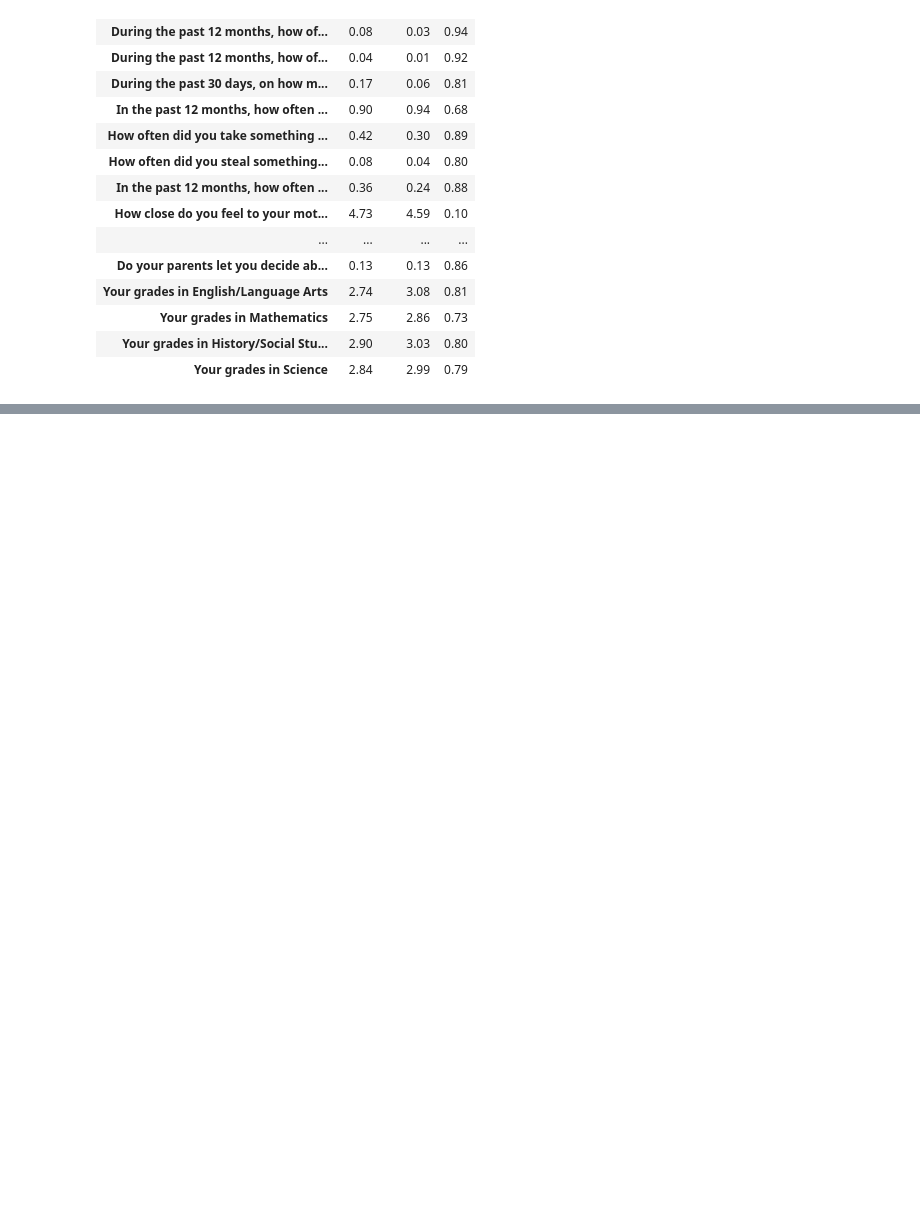
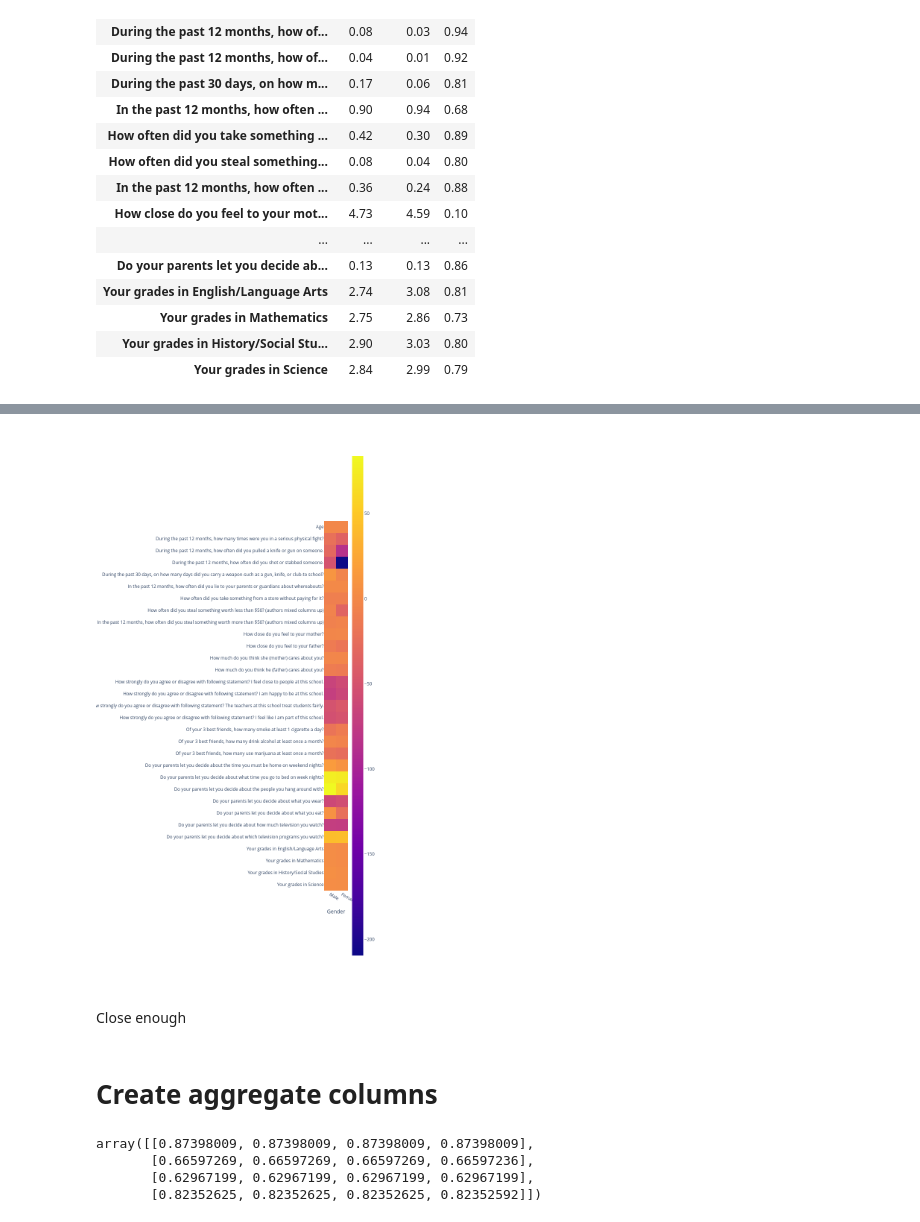
Before and after one commit to DataResponsibly/SynRD, a Jupyter notebook: papers/liu20protective/astadnik_process.ipynb, the cells around one changed output, grey strips where cells are left out. Saved outputs shown, nothing was run; the diff lists cells and outputs as text; code cells hidden in the pictures; blank space fills up the shorter version.

```diff
--- a/papers/liu20protective/astadnik_process.ipynb
+++ b/papers/liu20protective/astadnik_process.ipynb
@@ -359,7 +364,7 @@ paper_values = [
 original_numbers = pd.DataFrame(
     paper_values,
     columns=["Male", "Female", "?"],
-    index=[column_map[c] for c in df.columns if c not in ["S2", "H1GI18"]],
+    index=[column_map[c] for c in df.columns if c not in [sex_col, "H1GI18"]],
 )
 # %%
 original_numbers
@@ -397,0 +420,12 @@ px.imshow(diffs, height=1500)
+# %%
+diffs = (
+    (
+        rename(df, False).groupby("Gender").mean().T[["Male", "Female"]]
+        - original_numbers[["Male", "Female"]]
+    )  # .abs()
+    / rename(df, False).groupby("Gender").mean().T[["Male", "Female"]]
+    * 100
+)
+
+px.imshow(diffs, height=1500)
+# %% [output]
@@ -397,0 +433,33 @@ px.imshow(diffs, height=1500)
+[figure, added]
+# %% [markdown]
+Close enough
+# %% [markdown]
+# Create aggregate columns
+# %%
+from factor_analyzer import (
+    ConfirmatoryFactorAnalyzer,
+    FactorAnalyzer,
+    ModelSpecificationParser,
+)
+
+model_dict = {
+    "F1": ["H1DS5", "H1FV7", "H1FV8", "H1FV9"],
+    # "F2": ["H1DS3", "H1DS4", "H1DS9", "H1DS13"],
+}
+
+cols = [v for vals in model_dict.values() for v in vals]
+
+model_spec = ModelSpecificationParser.parse_model_specification_from_dict(
+    df[cols]#, model_dict
+)
+
+cfa = ConfirmatoryFactorAnalyzer(model_spec, disp=False)
+
+cfa.fit(df[cols].values)
+
+cfa.loadings_
+# %% [output]
+array([[0.87398009, 0.87398009, 0.87398009, 0.87398009],
+       [0.66597269, 0.66597269, 0.66597269, 0.66597236],
+       [0.62967199, 0.62967199, 0.62967199, 0.62967199],
+       [0.82352625, 0.82352625, 0.82352625, 0.82352592]])
```
Also changed, not shown: parts of 29 cells of this notebook.
